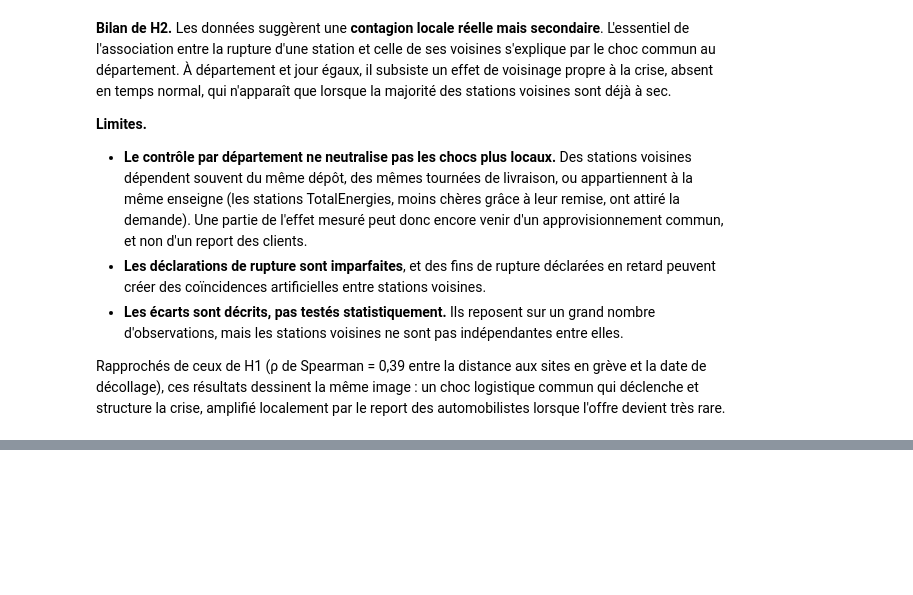
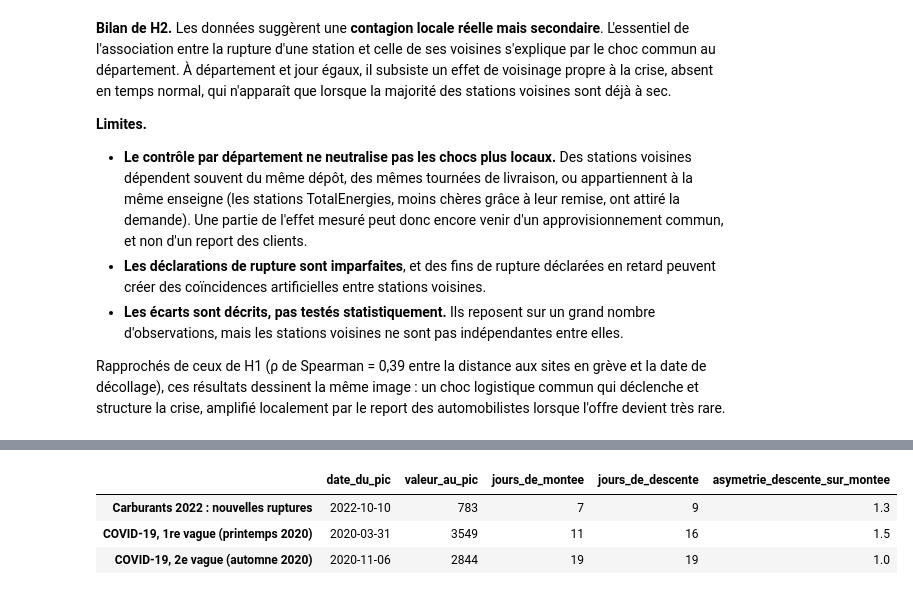
Before and after one commit to sliabes/Projet-python-, a Jupyter notebook: main.ipynb, the cells around one changed output, grey strips where cells are left out. Drawn from its saved outputs; the diff is of its cells as text; code cells hidden in the pictures; blank space fills up the shorter version.

```diff
--- a/main.ipynb
+++ b/main.ipynb
@@ -687,0 +697,13 @@ Rapprochés de ceux de H1 (ρ de Spearman = 0,39 entre la distance aux sites en
+# %%
+chemin_covid = covid.telecharger_hospitalisations()
+df_hosp = covid.lire_hospitalisations(chemin_covid)
+serie_covid = covid.serie_nationale(df_hosp)
+
+serie_carburant = df_prev.set_index("jour")["nouvelles_ruptures"]
+tableau_formes, courbes = covid.comparer_formes(serie_carburant, serie_covid, ("2022-09-05", "2022-11-30"))
+tableau_formes
+# %% [output]
+|  | date_du_pic | valeur_au_pic | jours_de_montee | jours_de_descente | asymetrie_descente_sur_montee |
+| Carburants 2022 : nouvelles ruptures | 2022-10-10 | 783 | 7 | 9 | 1.3 |
+| COVID-19, 1re vague (printemps 2020) | 2020-03-31 | 3549 | 11 | 16 | 1.5 |
+| COVID-19, 2e vague (automne 2020) | 2020-11-06 | 2844 | 19 | 19 | 1.0 |
```
Also changed, not shown: parts of 9 cells of this notebook, 1 other file.
